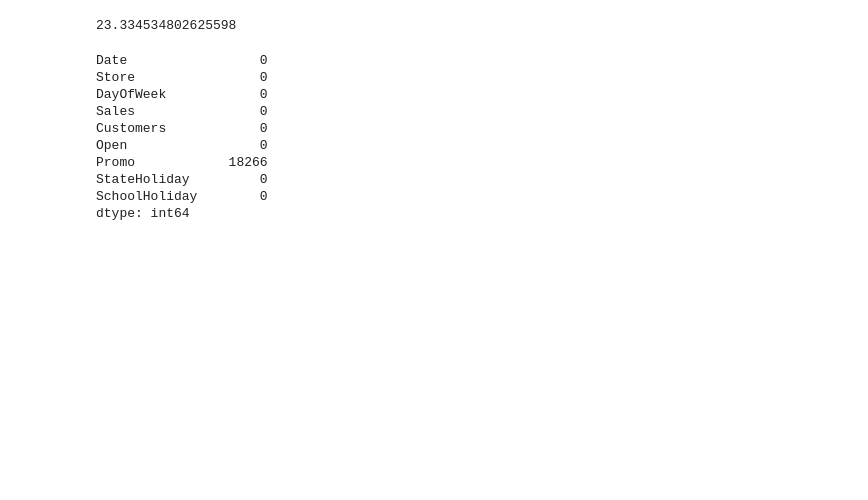
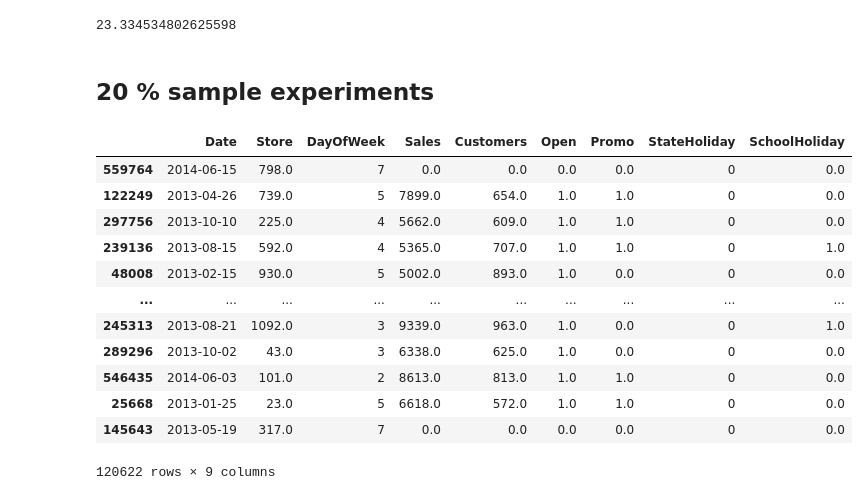
Before and after one commit to LieneAstica/minicomp, a Jupyter notebook: Base notebook.ipynb, the cells around one changed output. Cells and saved outputs as stored; diff of their text form; code cells hidden in the pictures; blank space fills up the shorter version.

```diff
--- a/Base notebook.ipynb
+++ b/Base notebook.ipynb
@@ -21,31 +33,31 @@ stores = pd.read_csv('data/store.csv')
 # %%
-fillna_storetype_a = stores.groupby('StoreType').median().loc['a', 'CompetitionDistance']
-fillna_storetype_b = stores.groupby('StoreType').median().loc['b', 'CompetitionDistance']
-fillna_storetype_c = stores.groupby('StoreType').median().loc['c', 'CompetitionDistance']
-fillna_storetype_d = stores.groupby('StoreType').median().loc['d', 'CompetitionDistance']
-stores.loc[(stores['CompetitionDistance'].isnull()) & (stores.loc[:,'StoreType'] == 'a')] = fillna_storetype_a
-stores.loc[(stores['CompetitionDistance'].isnull()) & (stores.loc[:,'StoreType'] == 'b')] = fillna_storetype_b
-stores.loc[(stores['CompetitionDistance'].isnull()) & (stores.loc[:,'StoreType'] == 'c')] = fillna_storetype_c
-stores.loc[(stores['CompetitionDistance'].isnull()) & (stores.loc[:,'StoreType'] == 'd')] = fillna_storetype_d
+# fillna_storetype_a = stores.groupby('StoreType').median().loc['a', 'CompetitionDistance']
+# fillna_storetype_b = stores.groupby('StoreType').median().loc['b', 'CompetitionDistance']
+# fillna_storetype_c = stores.groupby('StoreType').median().loc['c', 'CompetitionDistance']
+# fillna_storetype_d = stores.groupby('StoreType').median().loc['d', 'CompetitionDistance']
+# stores.loc[(stores['CompetitionDistance'].isnull()) & (stores.loc[:,'StoreType'] == 'a')] = fillna_storetype_a
+# stores.loc[(stores['CompetitionDistance'].isnull()) & (stores.loc[:,'StoreType'] == 'b')] = fillna_storetype_b
+# stores.loc[(stores['CompetitionDistance'].isnull()) & (stores.loc[:,'StoreType'] == 'c')] = fillna_storetype_c
+# stores.loc[(stores['CompetitionDistance'].isnull()) & (stores.loc[:,'StoreType'] == 'd')] = fillna_storetype_d
 
-train.loc[(train.loc[:, 'Sales'].isnull()) & (train['Open'] == 0), 'Sales'] = 0
-train.loc[(train.loc[:, 'Sales'].isnull()) & (train['Customers'] == 0), 'Sales'] = 0
+# train.loc[(train.loc[:, 'Sales'].isnull()) & (train['Open'] == 0), 'Sales'] = 0
+# train.loc[(train.loc[:, 'Sales'].isnull()) & (train['Customers'] == 0), 'Sales'] = 0
 
-train.loc[(train.loc[:, 'Customers'].isnull()) & (train['Sales'] == 0), 'Customers'] = 0
+# train.loc[(train.loc[:, 'Customers'].isnull()) & (train['Sales'] == 0), 'Customers'] = 0
 
-no_null_sales = train.loc[(train['Sales'].notnull()) | (train['Open'] == 0), :]
-no_null_sales.loc[:,'Sales'].fillna(0, inplace=True)
+# no_null_sales = train.loc[(train['Sales'].notnull()) | (train['Open'] == 0), :]
+# no_null_sales.loc[:,'Sales'].fillna(0, inplace=True)
 
-no_null_sales = no_null_sales.loc[no_null_sales['Store'].notnull(), :]
+# no_null_sales = no_null_sales.loc[no_null_sales['Store'].notnull(), :]
 
-no_null_sales.loc[:,'Date'] = pd.to_datetime(no_null_sales.loc[:,'Date'], format='%Y-%m-%d')
-no_null_sales.loc[:,'DayOfWeek'] = no_null_sales.loc[:,'Date'].dt.weekday + 1
+# no_null_sales.loc[:,'Date'] = pd.to_datetime(no_null_sales.loc[:,'Date'], format='%Y-%m-%d')
+# no_null_sales.loc[:,'DayOfWeek'] = no_null_sales.loc[:,'Date'].dt.weekday + 1
 
-no_null_sales.loc[no_null_sales['StateHoliday'] == 0.0, 'StateHoliday'] = '0'
-no_null_sales.loc[no_null_sales['StateHoliday'] == 0, 'StateHoliday'] = '0'
+# no_null_sales.loc[no_null_sales['StateHoliday'] == 0.0, 'StateHoliday'] = '0'
+# no_null_sales.loc[no_null_sales['StateHoliday'] == 0, 'StateHoliday'] = '0'
 
-no_null_sales.loc[(no_null_sales['Open'].isnull()) & (no_null_sales['Sales'] == 0),'Open'] = 0
-no_null_sales.loc[(no_null_sales['Open'].isnull()) & (no_null_sales['Sales'] > 0),'Open'] = 1
+# no_null_sales.loc[(no_null_sales['Open'].isnull()) & (no_null_sales['Sales'] == 0),'Open'] = 0
+# no_null_sales.loc[(no_null_sales['Open'].isnull()) & (no_null_sales['Sales'] > 0),'Open'] = 1
 # %% [output]
 A value is trying to be set on a copy of a slice from a DataFrame
 
@@ -119,7 +131,7 @@ for i, row in customer_nulls.iterrows():
     mean = customer_means.loc[store, DayOfWeek]
     no_null_sales.loc[i, 'Customers'] = mean
 # %%
-no_null_sales.reset_index(inplace = True)
+no_null_sales.reset_index(inplace = True, drop = True)
 
 null_promo = no_null_sales.loc[no_null_sales['Promo'].isnull()]
 
@@ -158,18 +170,5 @@ actuals = np.array(y_test)
 test_da_shit(actuals, preds)
 # %% [output]
 23.334534802625598
-# %%
-no_null_sales.isnull().sum()
-# %% [output]
-Date                 0
-Store                0
-DayOfWeek            0
-Sales                0
-Customers            0
-Open                 0
-Promo            18266
-StateHoliday         0
-SchoolHoliday        0
-dtype: int64
 # %%
 no_null_sales.drop('index', axis = 1, inplace = True)
@@ -177,0 +175,18 @@ no_null_sales.to_csv('Super_clean_data.csv', index = False)
+# %% [markdown]
+## 20 % sample experiments
+# %%
+sample = no_null_sales.sample(frac = 0.2, random_state = 42)
+# %% [output]
+|  | Date | Store | DayOfWeek | Sales | Customers | Open | Promo | StateHoliday | SchoolHoliday |
+| 559764 | 2014-06-15 | 798.0 | 7 | 0.0 | 0.0 | 0.0 | 0.0 | 0 | 0.0 |
+| 122249 | 2013-04-26 | 739.0 | 5 | 7899.0 | 654.0 | 1.0 | 1.0 | 0 | 0.0 |
+| 297756 | 2013-10-10 | 225.0 | 4 | 5662.0 | 609.0 | 1.0 | 1.0 | 0 | 0.0 |
+| 239136 | 2013-08-15 | 592.0 | 4 | 5365.0 | 707.0 | 1.0 | 1.0 | 0 | 1.0 |
+| 48008 | 2013-02-15 | 930.0 | 5 | 5002.0 | 893.0 | 1.0 | 0.0 | 0 | 0.0 |
+| ... | ... | ... | ... | ... | ... | ... | ... | ... | ... |
+| 245313 | 2013-08-21 | 1092.0 | 3 | 9339.0 | 963.0 | 1.0 | 0.0 | 0 | 1.0 |
+| 289296 | 2013-10-02 | 43.0 | 3 | 6338.0 | 625.0 | 1.0 | 0.0 | 0 | 0.0 |
+| 546435 | 2014-06-03 | 101.0 | 2 | 8613.0 | 813.0 | 1.0 | 1.0 | 0 | 0.0 |
+| 25668 | 2013-01-25 | 23.0 | 5 | 6618.0 | 572.0 | 1.0 | 1.0 | 0 | 0.0 |
+| 145643 | 2013-05-19 | 317.0 | 7 | 0.0 | 0.0 | 0.0 | 0.0 | 0 | 0.0 |
+120622 rows × 9 columns
```
Also changed, not shown: parts of 22 cells of this notebook, 1 other file.
